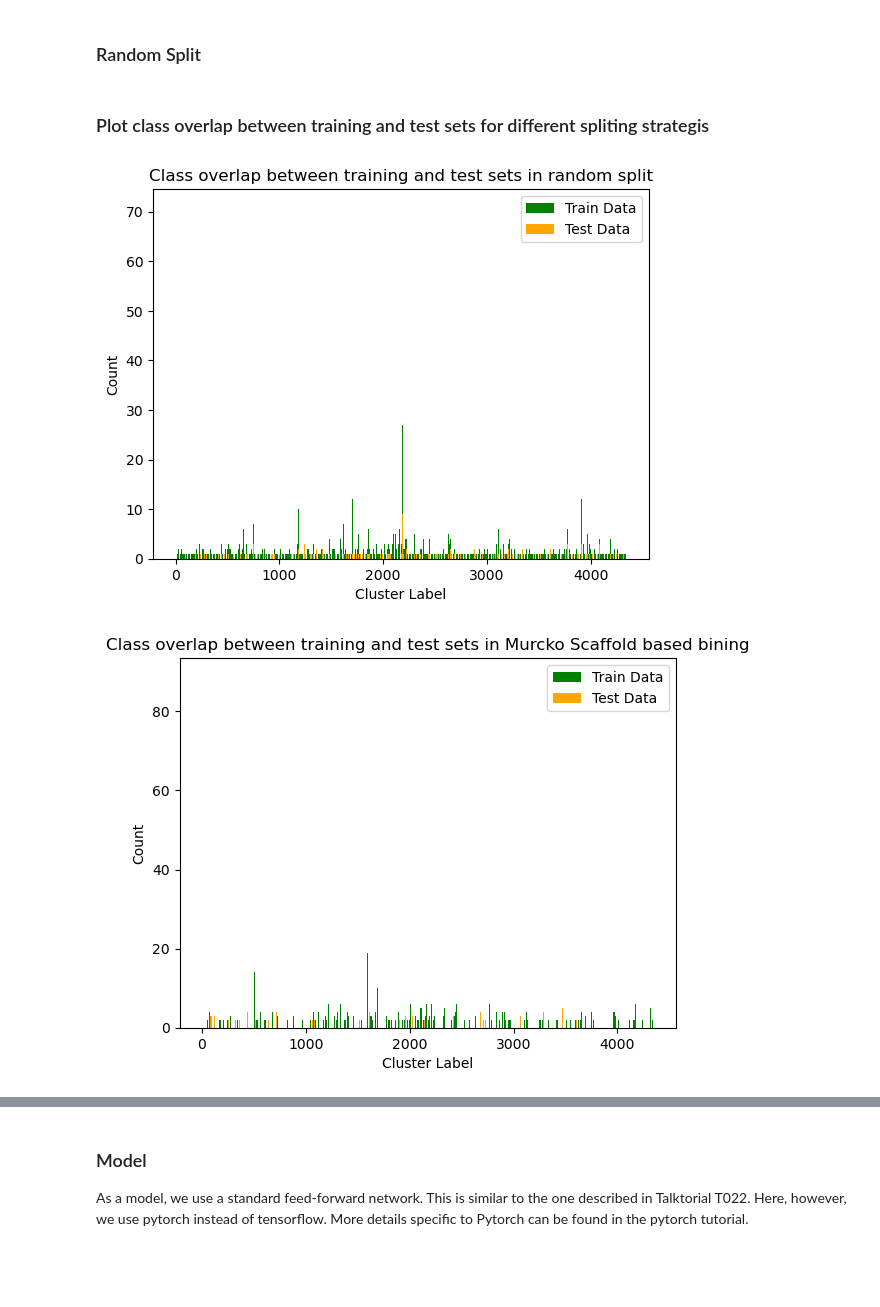
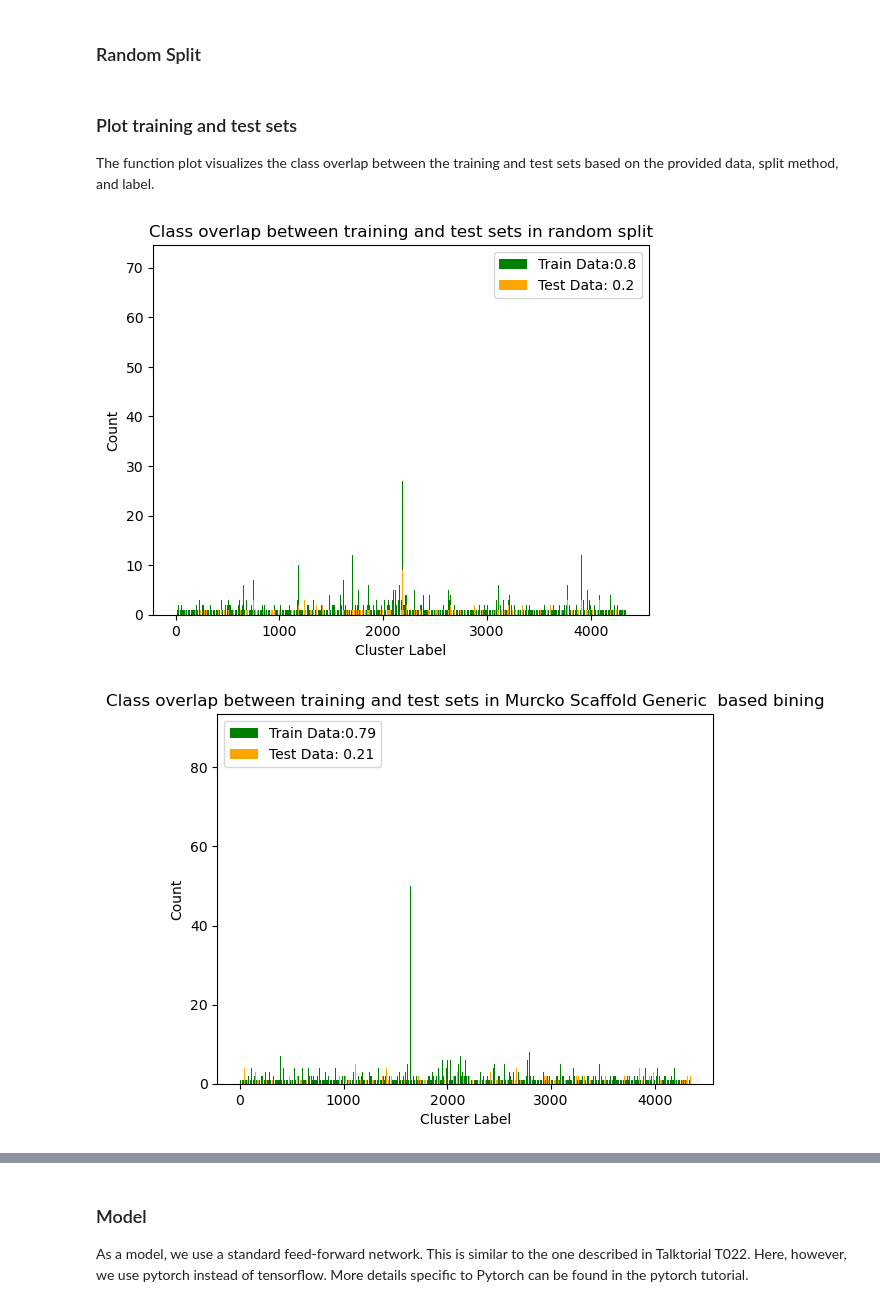
Before and after one commit to volkamerlab/CADDSeminar_2023, a Jupyter notebook: notebooks/T001_Scaffold-based-data-split/T001_Scaffold-based-data-split.ipynb, the cells around one changed output, grey strips where cells are left out. Drawn from its saved outputs; the diff is of its cells as text; code cells hidden in the pictures; blank space fills up the shorter version.

```diff
--- a/notebooks/T001_Scaffold-based-data-split/T001_Scaffold-based-data-split.ipynb
+++ b/notebooks/T001_Scaffold-based-data-split/T001_Scaffold-based-data-split.ipynb
@@ -334,0 +236,6 @@ test_BC = data[data['Label_WC_BC'].isin(cluster_labels_test)]
+# %%
+distance_matrix = []
+for i in range(1, len(fps)):
+    similarities = DataStructs.BulkTanimotoSimilarity(fps[i], fps[:i])
+    distance_matrix.extend([1 - similarity for similarity in similarities])
+cluster_ids = Butina.ClusterData(distance_matrix, len(fps),0.00, isDistData=True)
@@ -334,0 +244,6 @@ test_BC = data[data['Label_WC_BC'].isin(cluster_labels_test)]
+# %%
+data['Label_BC'] = -1  # Initialize cluster labels as -1
+for i, cluster in enumerate(cluster_ids):
+    cluster_indices = [index for index in cluster if index < len(data)]
+    cluster_indices = [index for index in cluster_indices if index in data.index]
+    data.loc[cluster_indices, 'Label_BC'] = i
@@ -334,0 +252,9 @@ test_BC = data[data['Label_WC_BC'].isin(cluster_labels_test)]
+# %%
+class_counts_data = dict(Counter(data['Label_BC']))
+filtered_classes = [label for label, count in class_counts_data.items() if count >= 2]
+filtered_data = data[data['Label_BC'].isin(filtered_classes)]
+class_counts_data = dict(Counter(filtered_data['Label_BC']))
+cluster_labels=list(class_counts_data.keys())
+cluster_labels_train, cluster_labels_test = train_test_split(cluster_labels, test_size=0.2, random_state=42)
+train_BC = data[data['Label_BC'].isin(cluster_labels_train)]
+test_BC = data[data['Label_BC'].isin(cluster_labels_test)]
@@ -355,8 +306,9 @@ test_CCSe = pd.merge(test_CCSe_t, cluster_CCSe, on='molecule_chembl_id')
 ### Random Split
 # %%
 train_RAND, test_RAND = train_test_split(data, test_size=0.2, random_state=42)
-# %% [markdown]
-### Plot class overlap between training and test sets for different spliting strategis
+# %% [markdown]
+### Plot training and test sets
+The function plot visualizes the class overlap between the training and test sets based on the provided data, split method, and label.
 # %%
 def plot(train_data, test_data, split_method,label):
     class_counts_train = Counter(train_data[label])
@@ -365,20 +317,21 @@ def plot(train_data, test_data, split_method,label):
     counts_test = list(class_counts_test.values())
     labels_train = list(class_counts_train.keys())
     counts_train = list(class_counts_train.values())
-    plt.bar(labels_train, counts_train, color='green', label='Train Data')
-    plt.bar(labels_test, counts_test, color='orange', label='Test Data')
+    train=round(len(train_data)/8824,)
+    plt.bar(labels_train, counts_train, color='green', label=f'Train Data:{round(len(train_data)/8824,2)}')
+    plt.bar(labels_test, counts_test, color='orange', label=f'Test Data: {round(len(test_data)/8824,2)}')
     plt.xlabel('Cluster Label')
     plt.ylabel('Count')
     plt.title(f'Class overlap between training and test sets in {split_method}')
     plt.legend()
     return plt.show()
 # %%
-plot(train_RAND, test_RAND, 'random split', 'Label_SCF')
+plot(train_RAND, test_RAND, 'random split', 'Label_SCFG')
+plot(train_SCFG, test_SCFG, 'Murcko Scaffold Generic  based bining','Label_SCFG' )
 plot(train_SCF, test_SCF, 'Murcko Scaffold based bining','Label_SCF' )
-plot(train_WC, test_WC, 'Murcko Scaffold based on cluster split(within clusters)', 'Label_WC_BC')
-plot(train_BC, test_BC, 'Murcko Scaffold based on cluster split(between clusters)','Label_WC_BC')
+plot(train_BC, test_BC, 'Murcko Scaffold Generic based on cluster split(between clusters)','Label_BC')
 plot(train_CCSe, test_CCSe, 'Similarity-based Cold-Single Split', 'Cluster_ID')
-plot(train_ICSe, test_ICSe, 'Identity-based Cold-Single Split', 'Label_SCF')
+plot(train_ICSe, test_ICSe, 'Identity-based Cold-Single Split', 'Label_SCFG')
 # %% [output]
-[figure, old version]
+[figure, new version]
-[figure, old version]
+[figure, new version]
```
Also changed, not shown: parts of 92 cells of this notebook.
